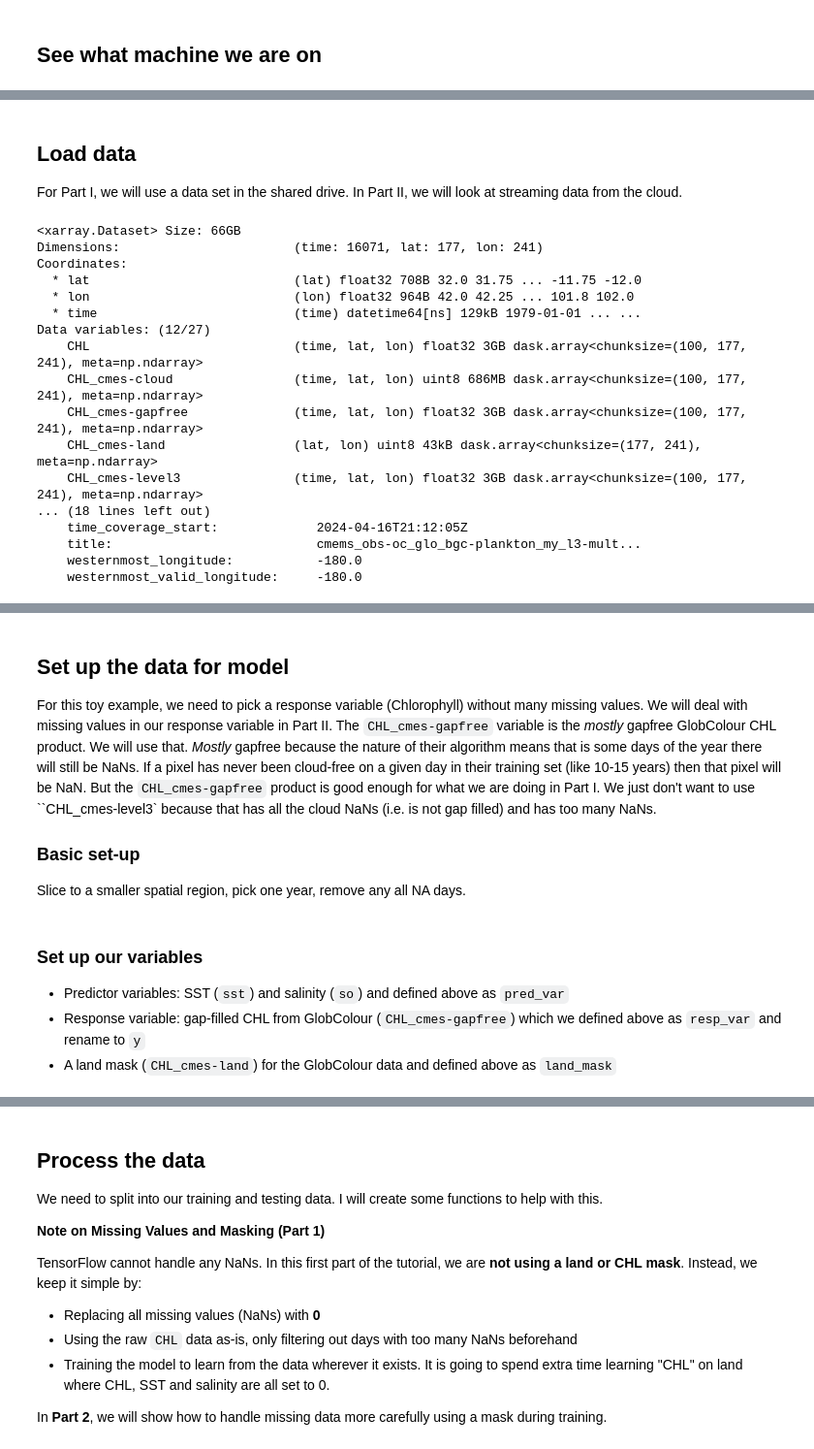
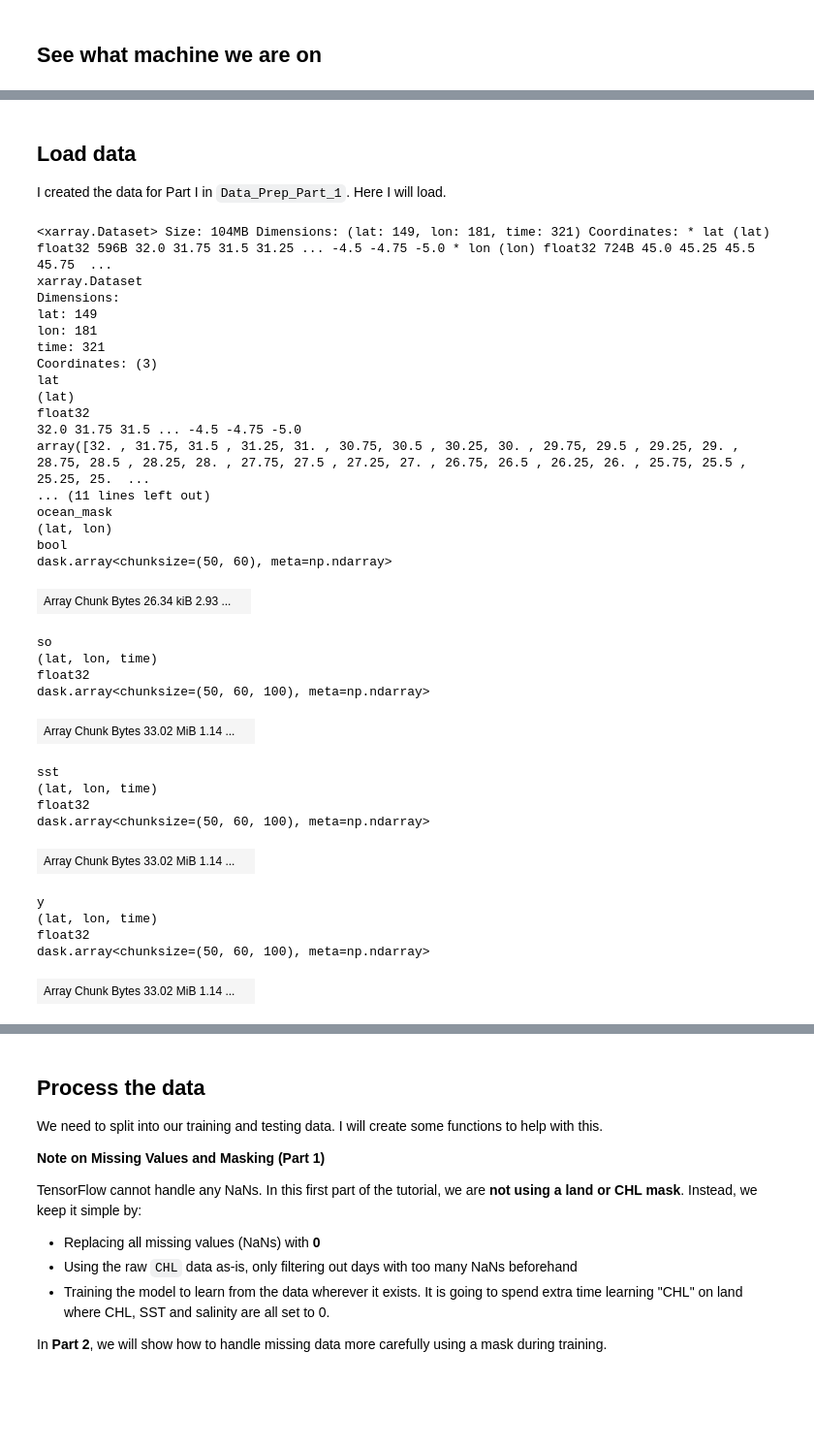
Before and after one commit to ocean-satellite-tools/mind-the-chl-gap, a Jupyter notebook: book/notebooks/CHL_prediction_CNN_Part_1.ipynb, the cells around one changed output, grey strips where cells are left out. Shown at 97% size. Drawn from its saved outputs; the diff is of its cells as text; code cells hidden in the pictures; blank space fills up the shorter version.

```diff
--- a/book/notebooks/CHL_prediction_CNN_Part_1.ipynb
+++ b/book/notebooks/CHL_prediction_CNN_Part_1.ipynb
@@ -66,26 +66,42 @@ NameError: name 'tf' is not defined
-# %% [markdown]
-## Load data
-
-For Part I, we will use a data set in the shared drive. In Part II, we will look at streaming data from the cloud.
+# %% [markdown]
+## Load data
+
+I created the data for Part I in `Data_Prep_Part_1`. Here I will load.
 # %%
 # read in the Zarr file; a 3D (time, lat, lon) cube for a bunch of variables in the Indian Ocean
-zarr_ds = xr.open_zarr("~/shared/mind_the_chl_gap/IO.zarr")
-zarr_ds
+dataset = xr.open_zarr("~/shared-readwrite/cnn/part1.zarr")
+dataset
 # %% [output]
-<xarray.Dataset> Size: 66GB
-Dimensions:                       (time: 16071, lat: 177, lon: 241)
-Coordinates:
-  * lat                           (lat) float32 708B 32.0 31.75 ... -11.75 -12.0
-  * lon                           (lon) float32 964B 42.0 42.25 ... 101.8 102.0
-  * time                          (time) datetime64[ns] 129kB 1979-01-01 ... ...
-Data variables: (12/27)
-    CHL                           (time, lat, lon) float32 3GB dask.array<chunksize=(100, 177, 241), meta=np.ndarray>
-    CHL_cmes-cloud                (time, lat, lon) uint8 686MB dask.array<chunksize=(100, 177, 241), meta=np.ndarray>
-    CHL_cmes-gapfree              (time, lat, lon) float32 3GB dask.array<chunksize=(100, 177, 241), meta=np.ndarray>
-    CHL_cmes-land                 (lat, lon) uint8 43kB dask.array<chunksize=(177, 241), meta=np.ndarray>
-    CHL_cmes-level3               (time, lat, lon) float32 3GB dask.array<chunksize=(100, 177, 241), meta=np.ndarray>
-... (18 lines left out)
-    time_coverage_start:             2024-04-16T21:12:05Z
-    title:                           cmems_obs-oc_glo_bgc-plankton_my_l3-mult...
-    westernmost_longitude:           -180.0
-    westernmost_valid_longitude:     -180.0
+<xarray.Dataset> Size: 104MB Dimensions: (lat: 149, lon: 181, time: 321) Coordinates: * lat (lat) float32 596B 32.0 31.75 31.5 31.25 ... -4.5 -4.75 -5.0 * lon (lon) float32 724B 45.0 45.25 45.5 45.75  ...
+xarray.Dataset
+Dimensions:
+lat: 149
+lon: 181
+time: 321
+Coordinates: (3)
+lat
+(lat)
+float32
+32.0 31.75 31.5 ... -4.5 -4.75 -5.0
+array([32. , 31.75, 31.5 , 31.25, 31. , 30.75, 30.5 , 30.25, 30. , 29.75, 29.5 , 29.25, 29. , 28.75, 28.5 , 28.25, 28. , 27.75, 27.5 , 27.25, 27. , 26.75, 26.5 , 26.25, 26. , 25.75, 25.5 , 25.25, 25.  ...
+... (11 lines left out)
+ocean_mask
+(lat, lon)
+bool
+dask.array<chunksize=(50, 60), meta=np.ndarray>
+| Array Chunk Bytes 26.34 kiB 2.93 ... |  |
+so
+(lat, lon, time)
+float32
+dask.array<chunksize=(50, 60, 100), meta=np.ndarray>
+| Array Chunk Bytes 33.02 MiB 1.14 ... |  |
+sst
+(lat, lon, time)
+float32
+dask.array<chunksize=(50, 60, 100), meta=np.ndarray>
+| Array Chunk Bytes 33.02 MiB 1.14 ... |  |
+y
+(lat, lon, time)
+float32
+dask.array<chunksize=(50, 60, 100), meta=np.ndarray>
+| Array Chunk Bytes 33.02 MiB 1.14 ... |  |
@@ -92,8 +124,0 @@ Data variables: (12/27)
-# %% [markdown]
-## Set up the data for model
-
-For this toy example, we need to pick a response variable (Chlorophyll) without many missing values. We will deal with missing values in our response variable in Part II. The `CHL_cmes-gapfree` variable is the *mostly* gapfree GlobColour CHL product. We will use that. *Mostly* gapfree because the nature of their algorithm means that is some days of the year there will still be NaNs. If a pixel has never been cloud-free on a given day in their training set (like 10-15 years) then that pixel will be NaN. But the `CHL_cmes-gapfree` product is good enough for what we are doing in Part I. We just don't want to use ``CHL_cmes-level3` because that has all the cloud NaNs (i.e. is not gap filled) and has too many NaNs.
-
-### Basic set-up
-
-Slice to a smaller spatial region, pick one year, remove any all NA days.
@@ -122,6 +124,0 @@ data_xr["so"] = data_xr["so"].chunk(chunk_dict)
-# %% [markdown]
-### Set up our variables
-
-- Predictor variables: SST (`sst`) and salinity (`so`) and defined above as `pred_var`
-- Response variable: gap-filled CHL from GlobColour (`CHL_cmes-gapfree`) which we defined above as `resp_var` and rename to `y`
-- A land mask (`CHL_cmes-land`) for the GlobColour data and defined above as `land_mask`
```
Also changed, not shown: parts of 34 cells of this notebook, 2 other files.
